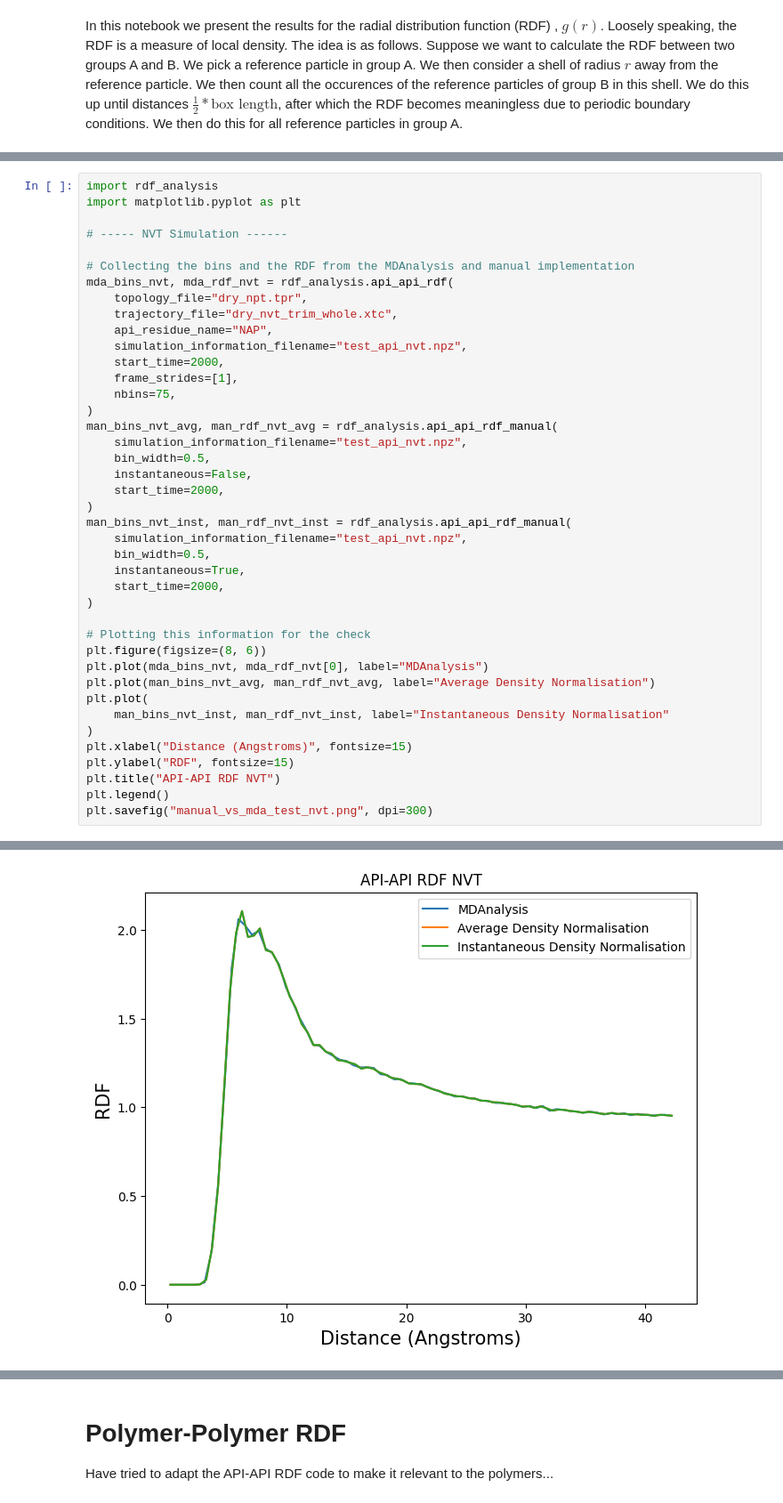
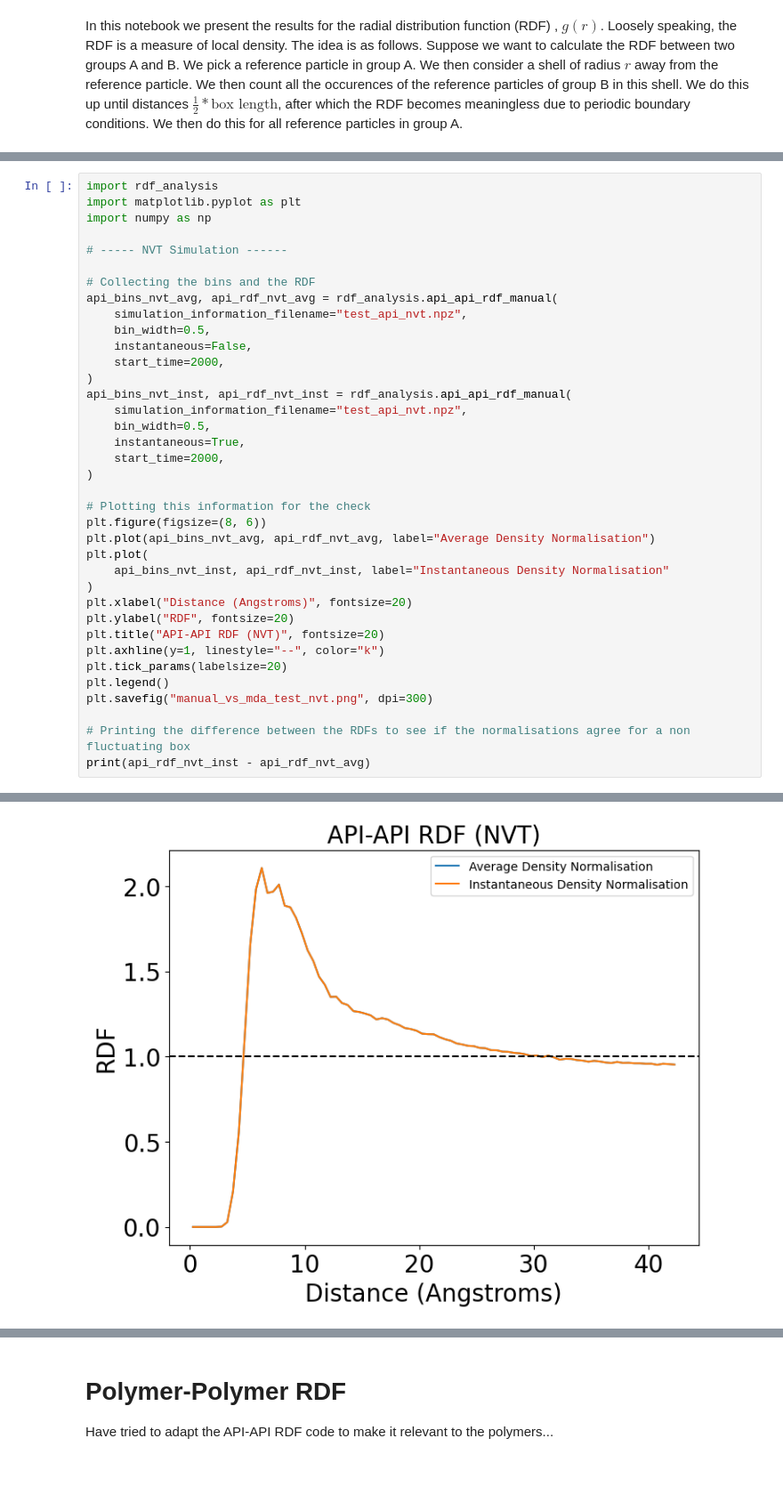
Before and after one commit to Luca-Gasparro/breaking_bad, a Jupyter notebook: rdf/rdf_results.ipynb, the cells around one changed output, grey strips where cells are left out. Shown at 89% size. Drawn from its saved outputs; the diff is of its cells as text; blank space fills up the shorter version.

```diff
--- a/rdf/rdf_results.ipynb
+++ b/rdf/rdf_results.ipynb
@@ -18,26 +18,18 @@ One thing that needs to be checked is the validity of using `MDAnalysis`. This i
 # %%
 import rdf_analysis
 import matplotlib.pyplot as plt
+import numpy as np
 
 # ----- NVT Simulation ------
 
-# Collecting the bins and the RDF from the MDAnalysis and manual implementation
-mda_bins_nvt, mda_rdf_nvt = rdf_analysis.api_api_rdf(
-    topology_file="dry_npt.tpr",
-    trajectory_file="dry_nvt_trim_whole.xtc",
-    api_residue_name="NAP",
-    simulation_information_filename="test_api_nvt.npz",
-    start_time=2000,
-    frame_strides=[1],
-    nbins=75,
-)
-man_bins_nvt_avg, man_rdf_nvt_avg = rdf_analysis.api_api_rdf_manual(
+# Collecting the bins and the RDF
+api_bins_nvt_avg, api_rdf_nvt_avg = rdf_analysis.api_api_rdf_manual(
     simulation_information_filename="test_api_nvt.npz",
     bin_width=0.5,
     instantaneous=False,
     start_time=2000,
 )
-man_bins_nvt_inst, man_rdf_nvt_inst = rdf_analysis.api_api_rdf_manual(
+api_bins_nvt_inst, api_rdf_nvt_inst = rdf_analysis.api_api_rdf_manual(
     simulation_information_filename="test_api_nvt.npz",
     bin_width=0.5,
     instantaneous=True,
@@ -46,14 +38,18 @@ man_bins_nvt_inst, man_rdf_nvt_inst = rdf_analysis.api_api_rdf_manual(
 
 # Plotting this information for the check
 plt.figure(figsize=(8, 6))
-plt.plot(mda_bins_nvt, mda_rdf_nvt[0], label="MDAnalysis")
-plt.plot(man_bins_nvt_avg, man_rdf_nvt_avg, label="Average Density Normalisation")
+plt.plot(api_bins_nvt_avg, api_rdf_nvt_avg, label="Average Density Normalisation")
 plt.plot(
-    man_bins_nvt_inst, man_rdf_nvt_inst, label="Instantaneous Density Normalisation"
+    api_bins_nvt_inst, api_rdf_nvt_inst, label="Instantaneous Density Normalisation"
 )
-plt.xlabel("Distance (Angstroms)", fontsize=15)
-plt.ylabel("RDF", fontsize=15)
-plt.title("API-API RDF NVT")
+plt.xlabel("Distance (Angstroms)", fontsize=20)
+plt.ylabel("RDF", fontsize=20)
+plt.title("API-API RDF (NVT)", fontsize=20)
+plt.axhline(y=1, linestyle="--", color="k")
+plt.tick_params(labelsize=20)
 plt.legend()
 plt.savefig("manual_vs_mda_test_nvt.png", dpi=300)
+
+# Printing the difference between the RDFs to see if the normalisations agree for a non fluctuating box
+print(api_rdf_nvt_inst - api_rdf_nvt_avg)
 # %% [output]
@@ -61,2 +73,2 @@ API COM file test_api_nvt.npz already exists, skipping extraction.
-[figure, old version]
+[figure, new version]
 # %% [markdown]
```
Also changed, not shown: parts of 14 cells of this notebook.
